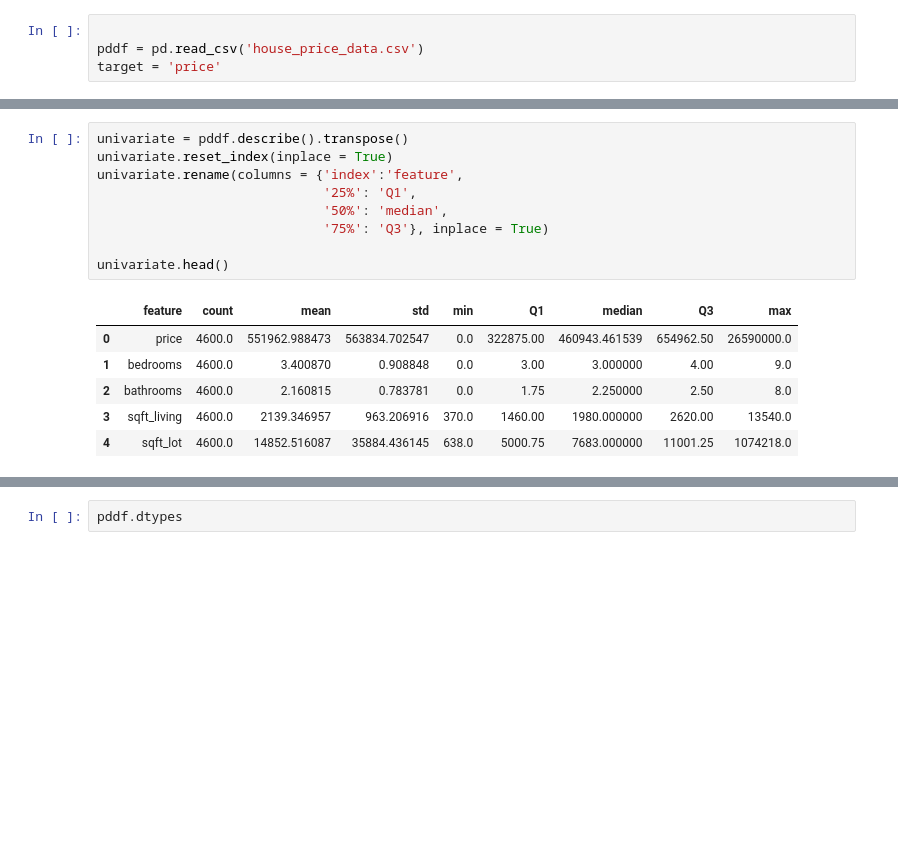
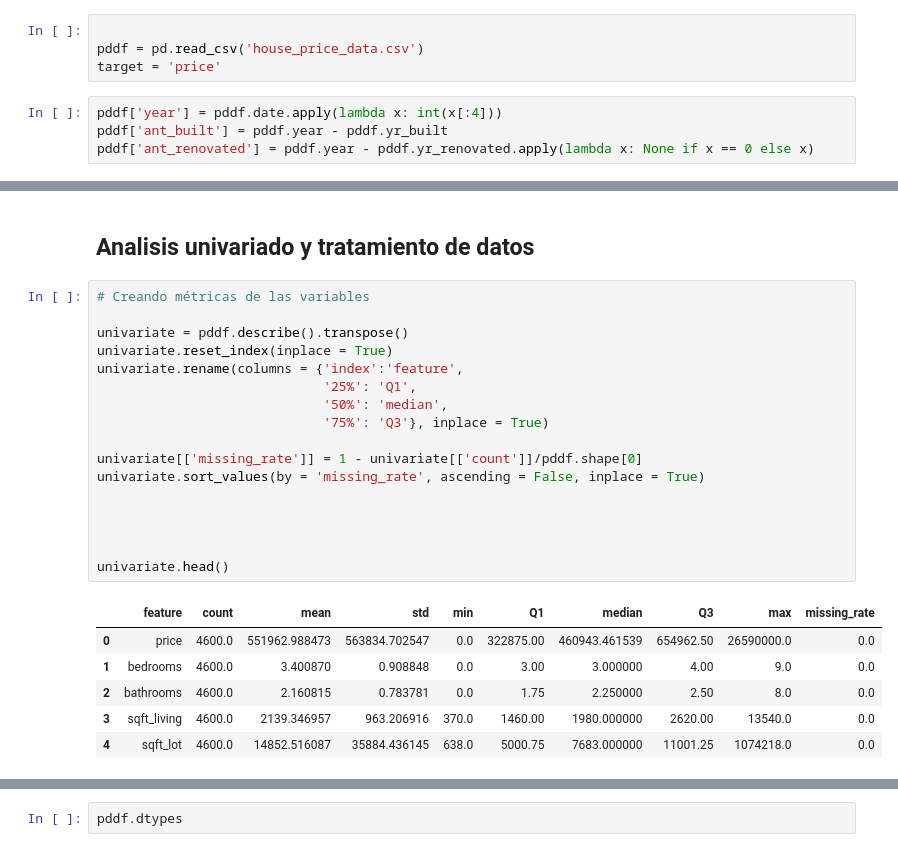
Before and after one commit to JCaballerot/Data_science_for_business, a Jupyter notebook: regresion_lineal/sidney_data_housing.ipynb, the cells around one changed output, grey strips where cells are left out. Drawn from its saved outputs; the diff is of its cells as text; blank space fills up the shorter version.

```diff
--- a/regresion_lineal/sidney_data_housing.ipynb
+++ b/regresion_lineal/sidney_data_housing.ipynb
@@ -13,3 +13,7 @@ import matplotlib.pyplot as plt
 
 pddf = pd.read_csv('house_price_data.csv')
 target = 'price'
+# %%
+pddf['year'] = pddf.date.apply(lambda x: int(x[:4]))
+pddf['ant_built'] = pddf.year - pddf.yr_built
+pddf['ant_renovated'] = pddf.year - pddf.yr_renovated.apply(lambda x: None if x == 0 else x)
@@ -16,16 +49,26 @@ target = 'price'
+# %% [markdown]
+## Analisis univariado y tratamiento de datos
 # %%
+# Creando métricas de las variables
+
 univariate = pddf.describe().transpose()
 univariate.reset_index(inplace = True)
 univariate.rename(columns = {'index':'feature',
                              '25%': 'Q1',
                              '50%': 'median',
                              '75%': 'Q3'}, inplace = True)
 
+univariate[['missing_rate']] = 1 - univariate[['count']]/pddf.shape[0]
+univariate.sort_values(by = 'missing_rate', ascending = False, inplace = True)
+
+
+
+
 univariate.head()
 # %% [output]
-|  | feature | count | mean | std | min | Q1 | median | Q3 | max |
-| 0 | price | 4600.0 | 551962.988473 | 563834.702547 | 0.0 | 322875.00 | 460943.461539 | 654962.50 | 26590000.0 |
-| 1 | bedrooms | 4600.0 | 3.400870 | 0.908848 | 0.0 | 3.00 | 3.000000 | 4.00 | 9.0 |
-| 2 | bathrooms | 4600.0 | 2.160815 | 0.783781 | 0.0 | 1.75 | 2.250000 | 2.50 | 8.0 |
-| 3 | sqft_living | 4600.0 | 2139.346957 | 963.206916 | 370.0 | 1460.00 | 1980.000000 | 2620.00 | 13540.0 |
-| 4 | sqft_lot | 4600.0 | 14852.516087 | 35884.436145 | 638.0 | 5000.75 | 7683.000000 | 11001.25 | 1074218.0 |
+|  | feature | count | mean | std | min | Q1 | median | Q3 | max | missing_rate |
+| 0 | price | 4600.0 | 551962.988473 | 563834.702547 | 0.0 | 322875.00 | 460943.461539 | 654962.50 | 26590000.0 | 0.0 |
+| 1 | bedrooms | 4600.0 | 3.400870 | 0.908848 | 0.0 | 3.00 | 3.000000 | 4.00 | 9.0 | 0.0 |
+| 2 | bathrooms | 4600.0 | 2.160815 | 0.783781 | 0.0 | 1.75 | 2.250000 | 2.50 | 8.0 | 0.0 |
+| 3 | sqft_living | 4600.0 | 2139.346957 | 963.206916 | 370.0 | 1460.00 | 1980.000000 | 2620.00 | 13540.0 | 0.0 |
+| 4 | sqft_lot | 4600.0 | 14852.516087 | 35884.436145 | 638.0 | 5000.75 | 7683.000000 | 11001.25 | 1074218.0 | 0.0 |
```
Also changed, not shown: parts of 5 cells of this notebook.
